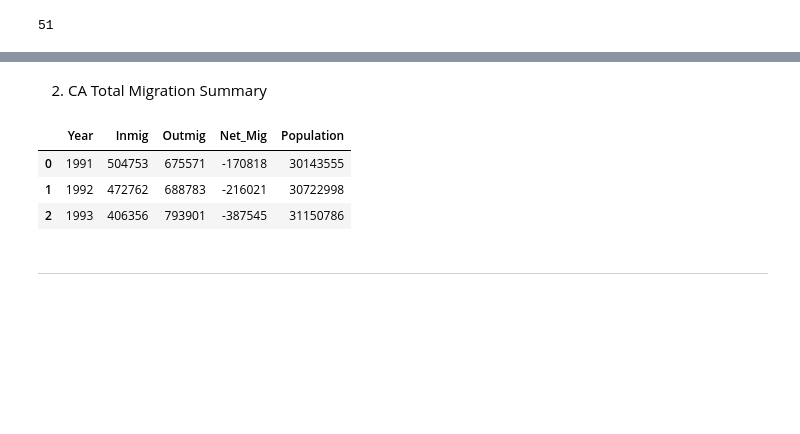
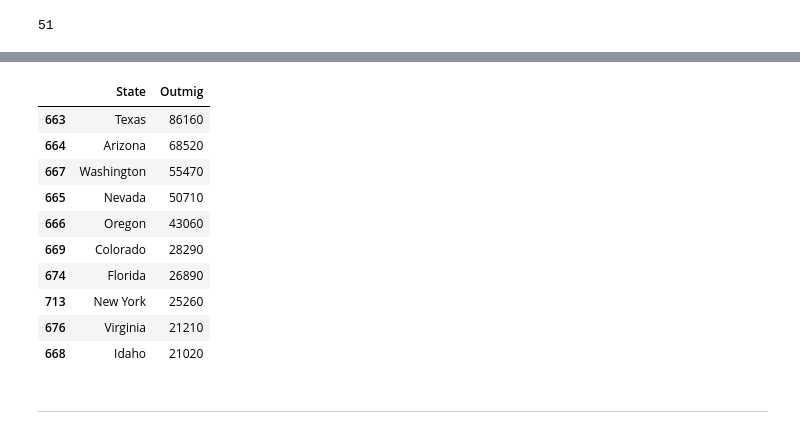
Before and after one commit to hassenmorad/CA-Migration, a Jupyter notebook: Notebooks/Combining Census & IRS.ipynb, the cells around one changed output, grey strips where cells are left out. Cells and saved outputs as stored; diff of their text form; code cells hidden in the pictures; blank space fills up the shorter version.

```diff
--- a/Notebooks/Combining Census & IRS.ipynb
+++ b/Notebooks/Combining Census & IRS.ipynb
@@ -217 +274,15 @@ comb18_adj.head(3)
+# %%
+rounded_df[['State','Outmig']].sort_values('Outmig', ascending=False).head(10)
+# %% [output]
+|  | State | Outmig |
+| 663 | Texas | 86160 |
+| 664 | Arizona | 68520 |
+| 667 | Washington | 55470 |
+| 665 | Nevada | 50710 |
+| 666 | Oregon | 43060 |
+| 669 | Colorado | 28290 |
+| 674 | Florida | 26890 |
+| 713 | New York | 25260 |
+| 676 | Virginia | 21210 |
+| 668 | Idaho | 21020 |
 # %%
@@ -219,2 +289,0 @@ comb18_adj.to_csv('Census_CA_states_mig_18.csv', index=False)
-# %% [markdown]
-2) CA Total Migration Summary
@@ -229,7 +289,0 @@ irsadj_census['Population'] = irs['Population'].values
-# %%
-irsadj_census.head(3)
-# %% [output]
-|  | Year | Inmig | Outmig | Net_Mig | Population |
-| 0 | 1991 | 504753 | 675571 | -170818 | 30143555 |
-| 1 | 1992 | 472762 | 688783 | -216021 | 30722998 |
-| 2 | 1993 | 406356 | 793901 | -387545 | 31150786 |
```
Also changed, not shown: parts of 34 cells of this notebook.
